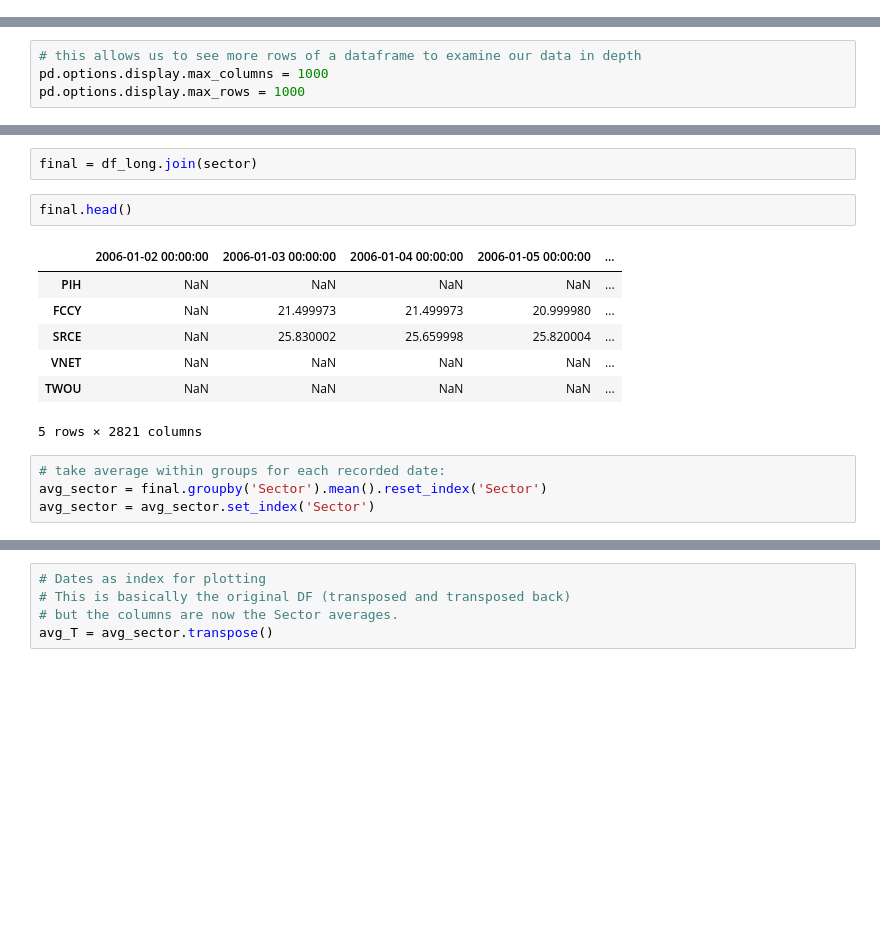
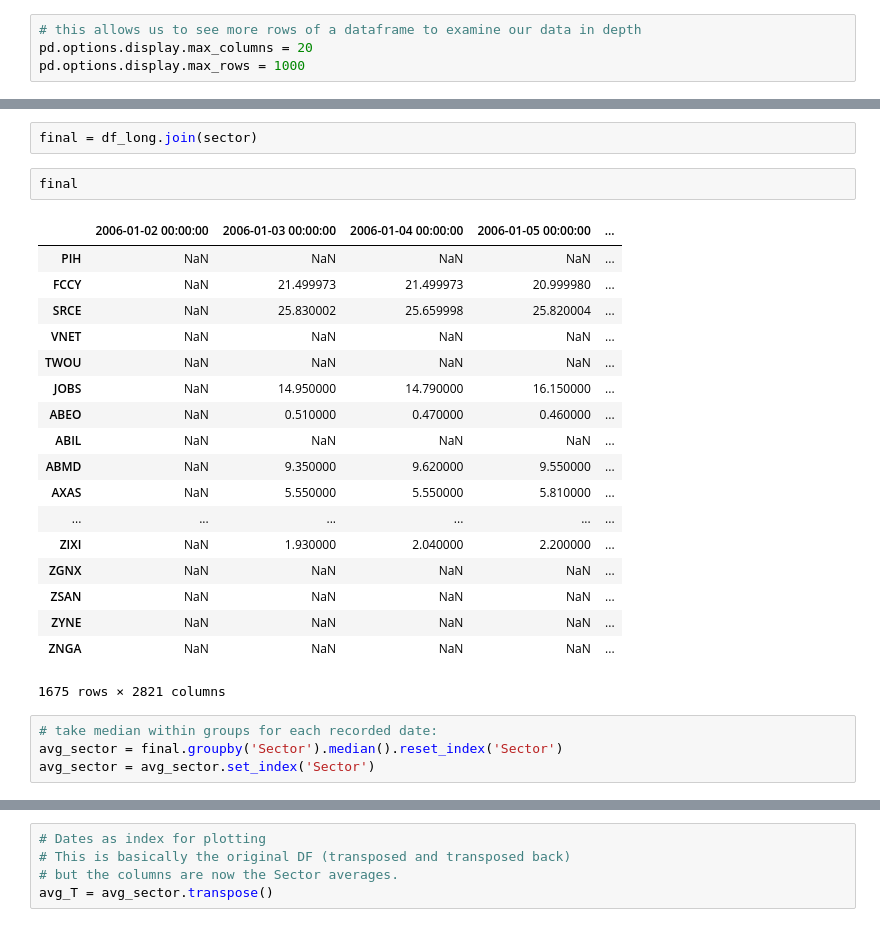
Before and after one commit to weiwang0531/stock-index, a Jupyter notebook: cleanproject.ipynb, the cells around one changed output, grey strips where cells are left out. Saved outputs shown, nothing was run; the diff lists cells and outputs as text; blank space fills up the shorter version.

```diff
--- a/cleanproject.ipynb
+++ b/cleanproject.ipynb
@@ -93,4 +93,8 @@ df.to_pickle('mydf')
 "\n#del df\nfor l in whole_list:\n    get = price2(l)\n    try:\n        df = pd.concat([df,get],axis = 1)    # concat. by column \n    except NameError:\n        df = pd.DataFrame(get)    # initializ ...
 # %%
 df = pd.read_pickle('mydf')
+# %%
+# this allows us to see more rows of a dataframe to examine our data in depth
+pd.options.display.max_columns = 20
+pd.options.display.max_rows = 1000
 # %%
@@ -118,7 +122,3 @@ df
-# %%
-# this allows us to see more rows of a dataframe to examine our data in depth
-pd.options.display.max_columns = 1000
-pd.options.display.max_rows = 1000
 # %%
 """
 # For the purposes of labeling/analysis, TRANSPOSE() the data frame.
@@ -136,18 +136,29 @@ sector = sector.set_index('Symbol')
 # %%
 final = df_long.join(sector)
 # %%
-final.head()
+final
 # %% [output]
 |  | 2006-01-02 00:00:00 | 2006-01-03 00:00:00 | 2006-01-04 00:00:00 | 2006-01-05 00:00:00 | ... |
 | PIH | NaN | NaN | NaN | NaN | ... |
 | FCCY | NaN | 21.499973 | 21.499973 | 20.999980 | ... |
 | SRCE | NaN | 25.830002 | 25.659998 | 25.820004 | ... |
 | VNET | NaN | NaN | NaN | NaN | ... |
 | TWOU | NaN | NaN | NaN | NaN | ... |
+| JOBS | NaN | 14.950000 | 14.790000 | 16.150000 | ... |
+| ABEO | NaN | 0.510000 | 0.470000 | 0.460000 | ... |
+| ABIL | NaN | NaN | NaN | NaN | ... |
+| ABMD | NaN | 9.350000 | 9.620000 | 9.550000 | ... |
+| AXAS | NaN | 5.550000 | 5.550000 | 5.810000 | ... |
+| ... | ... | ... | ... | ... | ... |
+| ZIXI | NaN | 1.930000 | 2.040000 | 2.200000 | ... |
+| ZGNX | NaN | NaN | NaN | NaN | ... |
+| ZSAN | NaN | NaN | NaN | NaN | ... |
+| ZYNE | NaN | NaN | NaN | NaN | ... |
+| ZNGA | NaN | NaN | NaN | NaN | ... |
-5 rows × 2821 columns
+1675 rows × 2821 columns
 # %%
-# take average within groups for each recorded date:
-avg_sector = final.groupby('Sector').mean().reset_index('Sector')
+# take median within groups for each recorded date:
+avg_sector = final.groupby('Sector').median().reset_index('Sector')
 avg_sector = avg_sector.set_index('Sector')
 # %%
 avg_sector.iloc[:,1500:2000]
```
Also changed, not shown: parts of 12 cells of this notebook.
